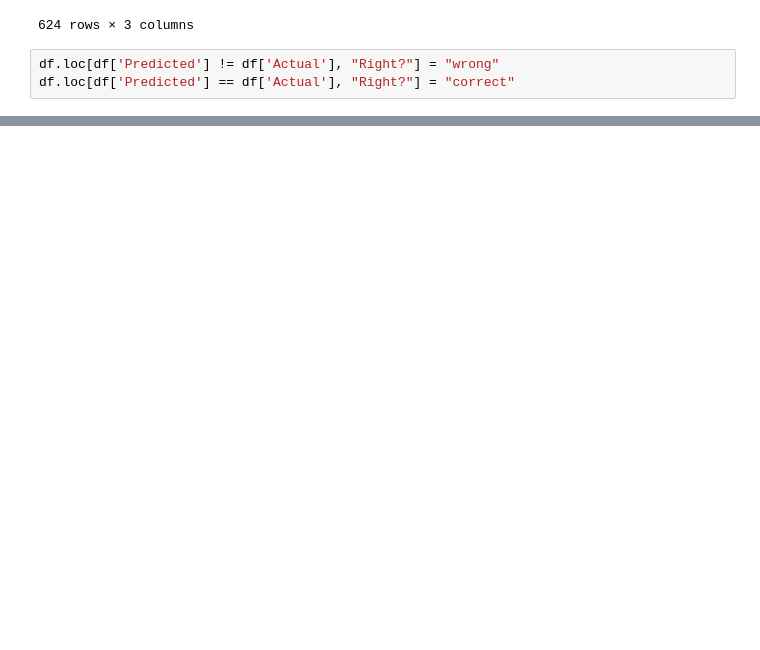
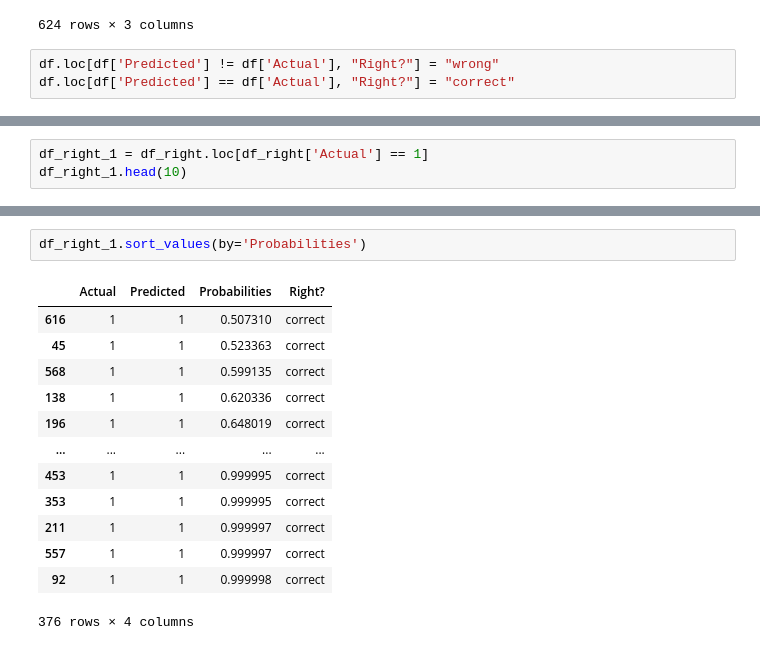
Before and after one commit to jingyunw/CNN_Image_Classification, a Jupyter notebook: prob_eva.ipynb, the cells around one changed output, grey strips where cells are left out. Saved outputs shown, nothing was run; the diff lists cells and outputs as text; blank space fills up the shorter version.

```diff
--- a/prob_eva.ipynb
+++ b/prob_eva.ipynb
@@ -59,0 +97,3 @@ df_wrong
+# %%
+df_right_1 = df_right.loc[df_right['Actual'] == 1]
+df_right_1.head(10)
@@ -59,0 +112,16 @@ df_wrong
+# %%
+df_right_1.sort_values(by='Probabilities')
+# %% [output]
+|  | Actual | Predicted | Probabilities | Right? |
+| 616 | 1 | 1 | 0.507310 | correct |
+| 45 | 1 | 1 | 0.523363 | correct |
+| 568 | 1 | 1 | 0.599135 | correct |
+| 138 | 1 | 1 | 0.620336 | correct |
+| 196 | 1 | 1 | 0.648019 | correct |
+| ... | ... | ... | ... | ... |
+| 453 | 1 | 1 | 0.999995 | correct |
+| 353 | 1 | 1 | 0.999995 | correct |
+| 211 | 1 | 1 | 0.999997 | correct |
+| 557 | 1 | 1 | 0.999997 | correct |
+| 92 | 1 | 1 | 0.999998 | correct |
+376 rows × 4 columns
```
Also changed, not shown: parts of 14 cells of this notebook.
